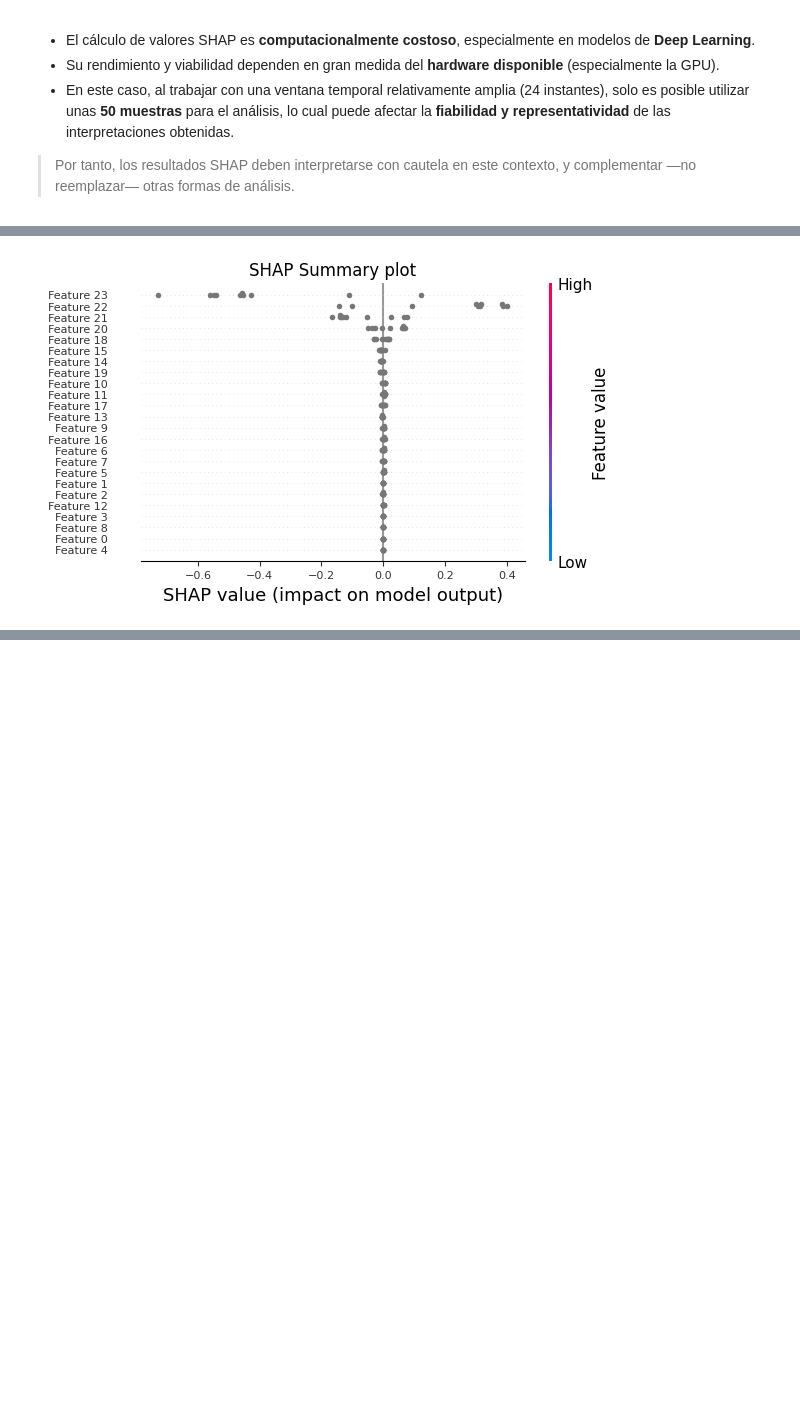
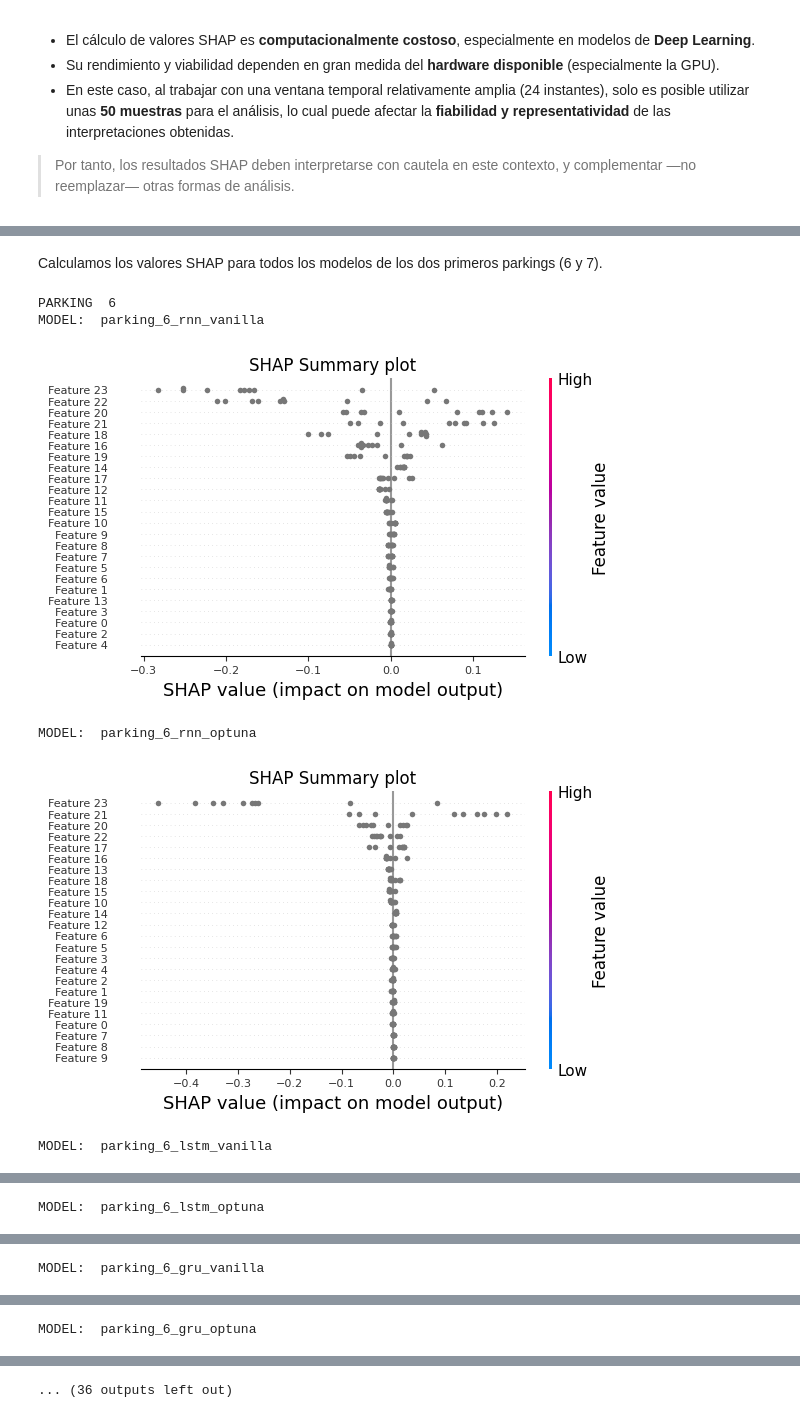
Before and after one commit to cescdovi/ts-parking, a Jupyter notebook: notebooks/6_ModelInterpretability.ipynb, the cells around one changed output, grey strips where cells are left out. Drawn from its saved outputs; the diff is of its cells as text; code cells hidden in the pictures; blank space fills up the shorter version.

```diff
--- a/notebooks/6_ModelInterpretability.ipynb
+++ b/notebooks/6_ModelInterpretability.ipynb
@@ -102,7 +74,7 @@ model_classes = {
 models = {}
 
 for pid in os.listdir(VALIDATION_DIR):
-    if pid.startswith("parking"):
+    if pid in ["parking_6", "parking_7"]:
         for arch_name in ["rnn", "lstm", "gru"]:
             model_class = model_classes[arch_name]
             for tipo in ["vanilla", "optuna"]:
@@ -171,25 +143,39 @@ for pid in [6,7]:  # o usa glob si quieres automatizar
         batch_size=128,
         shuffle=False
     )
-# %%
-# Obtener un batch del dataloader (por ejemplo, el primero)
-X_batch_train, _ = next(iter(train_dataloaders[6]))
-X_batch_train = X_batch_train.to(DEVICE)
-# %%
-# Obtener un batch del dataloader (por ejemplo, el primero)
-X_batch_test, _ = next(iter(test_dataloaders[6]))
-X_batch_test = X_batch_test.to(DEVICE)
-# %%
-explainer = shap.GradientExplainer(optuna_model, X_batch_train[:40])
-optuna_model.train()
-shap_values = explainer.shap_values(X_batch_test[:10])
+# %% [markdown]
+Calculamos los valores SHAP para todos los modelos de los dos primeros parkings (6 y 7).
 # %%
-import matplotlib.pyplot as plt
-rng = np.random.default_rng(785412)
-shap.summary_plot(shap_values.squeeze(), X_batch_test[:10], max_display=24, show=False, rng = rng)
-fig, ax = plt.gcf(), plt.gca()
-ax.set_title("SHAP Summary plot")
-ax.tick_params(labelsize=8)
-fig.set_size_inches(6, 3)
+# import tensorflow
+for pid in list(train_dataloaders.keys())[:2]:
+        print("PARKING ", pid)
+        for model_key, model in models.items():
+                print("MODEL: ", model_key)
+                #model = model.to(DEVICE)
+                # Obtener un batch del dataloader
+                X_batch_train, _ = next(iter(train_dataloaders[pid]))
+                X_batch_train = X_batch_train.to(DEVICE)
+
+                # Obtener un batch del dataloader
+                X_batch_test, _ = next(iter(test_dataloaders[pid]))
+                X_batch_test = X_batch_test.to(DEVICE)
+
+                explainer = shap.GradientExplainer(model, X_batch_train[:40])
+                model.train()
+                shap_values = explainer.shap_values(X_batch_test[:10])
+
+
+                rng = np.random.default_rng(785412)
+                shap.summary_plot(shap_values.squeeze(), X_batch_test[:10], max_display=24, show=False, rng = rng)
+                fig, ax = plt.gcf(), plt.gca()
+                ax.set_title("SHAP Summary plot")
+                ax.tick_params(labelsize=8)
+                fig.set_size_inches(6, 3)
+                plt.show()
 # %% [output]
+PARKING  6
+MODEL:  parking_6_rnn_vanilla
-[figure, old version]
+[figure, new version]
+MODEL:  parking_6_rnn_optuna
+[figure, added]
+MODEL:  parking_6_lstm_vanilla
@@ -195,0 +183 @@ fig.set_size_inches(6, 3)
+MODEL:  parking_6_lstm_optuna
@@ -195,0 +185 @@ fig.set_size_inches(6, 3)
+MODEL:  parking_6_gru_vanilla
@@ -195,0 +187 @@ fig.set_size_inches(6, 3)
+MODEL:  parking_6_gru_optuna
@@ -195,0 +189 @@ fig.set_size_inches(6, 3)
+... (36 outputs left out)
```
Also changed, not shown: parts of 16 cells of this notebook.
